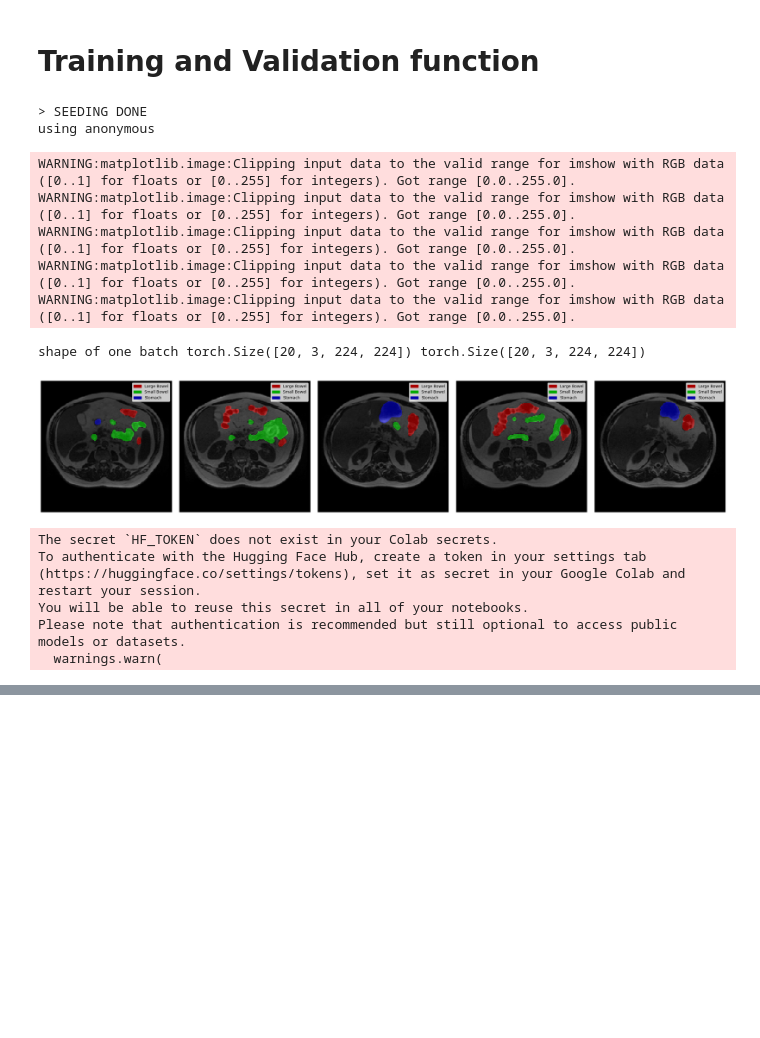
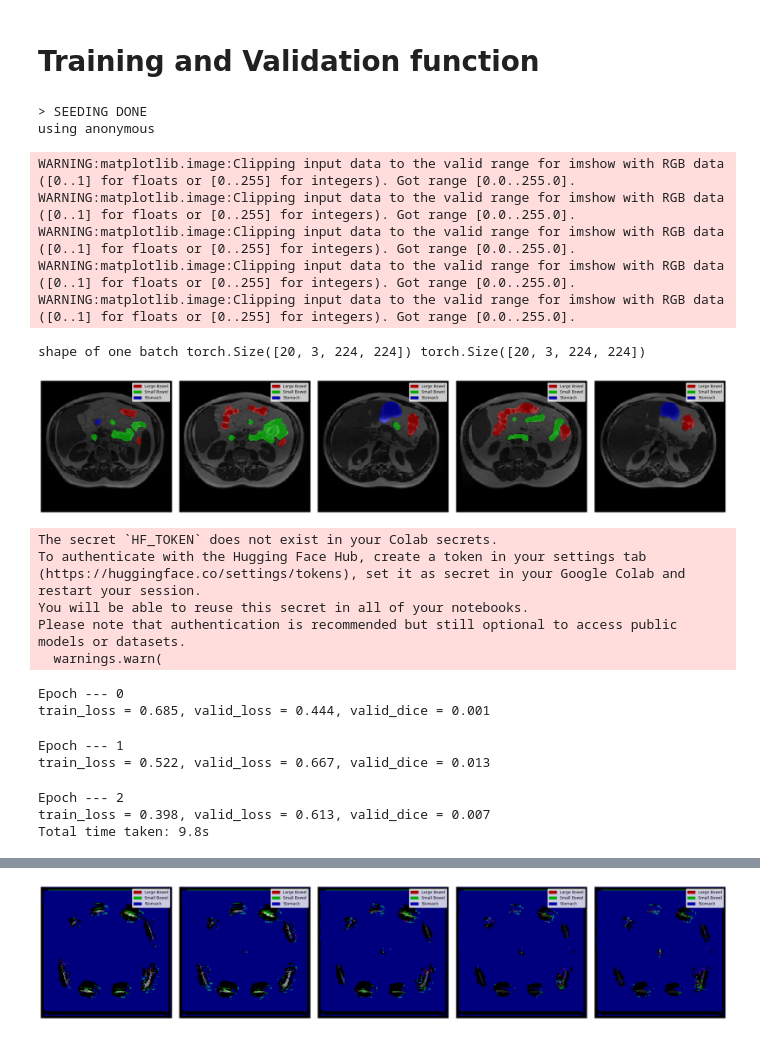
Before and after one commit to skj092/GI-Tract-Image-Segmentation, a Jupyter notebook: Untitled86.ipynb, the cells around one changed output, grey strips where cells are left out. Cells and saved outputs as stored; diff of their text form; code cells hidden in the pictures; blank space fills up the shorter version.

```diff
--- a/Untitled86.ipynb
+++ b/Untitled86.ipynb
@@ -22,6 +26,9 @@ Extracting files...
 '/root/.cache/kagglehub/datasets/awsaf49/uwmgi-mask-dataset/versions/4'
 # %% [markdown]
 # Dataset and DataLoader
+# %%
+awsaf49_uwmgi_mask_dataset_path = "/root/.cache/kagglehub/datasets/awsaf49/uwmgi-mask-dataset/versions/4"
+uw_madison_gi_tract_image_segmentation_path = "/root/.cache/kagglehub/competitions/uw-madison-gi-tract-image-segmentation"
 # %%
 from torch.utils.data import Dataset, DataLoader
 import numpy as np
@@ -232,6 +241,7 @@ import wandb
 import time
 from torch import nn
 import torch
+import gc
 
 
 
@@ -276,6 +286,7 @@ if __name__ == "__main__":
     plot_batch(imgs, msks, 5)
 
     model = smp.Unet(encoder_name=CFG.backbone, encoder_weight='imagenet', classes=CFG.n_class, activation=None)
+    model.to(device)
     optimizer = optim.Adam(model.parameters(), lr=CFG.lr)
     loss_fn = smp.losses.SoftBCEWithLogitsLoss()
 
@@ -303,6 +314,11 @@ if __name__ == "__main__":
     pred = (nn.Sigmoid()(pred)>0.5).double().cpu().detach()
     xb = xb.cpu().detach()
     plot_batch(xb, pred, 5)
+
+    # Cleanup at the end
+    del model, optimizer, train_loader, valid_loader, xb, yb, pred
+    gc.collect()
+    torch.cuda.empty_cache()
 # %% [output]
 > SEEDING DONE
 using anonymous
@@ -318,3 +334,10 @@ To authenticate with the Hugging Face Hub, create a token in your settings tab (
 You will be able to reuse this secret in all of your notebooks.
 Please note that authentication is recommended but still optional to access public models or datasets.
   warnings.warn(
+Epoch --- 0
+train_loss = 0.685, valid_loss = 0.444, valid_dice = 0.001
+Epoch --- 1
+train_loss = 0.522, valid_loss = 0.667, valid_dice = 0.013
+Epoch --- 2
+train_loss = 0.398, valid_loss = 0.613, valid_dice = 0.007
+Total time taken: 9.8s
@@ -320,0 +349 @@ Please note that authentication is recommended but still optional to access publ
+[figure, added]
```
Also changed, not shown: parts of 3 cells of this notebook.
